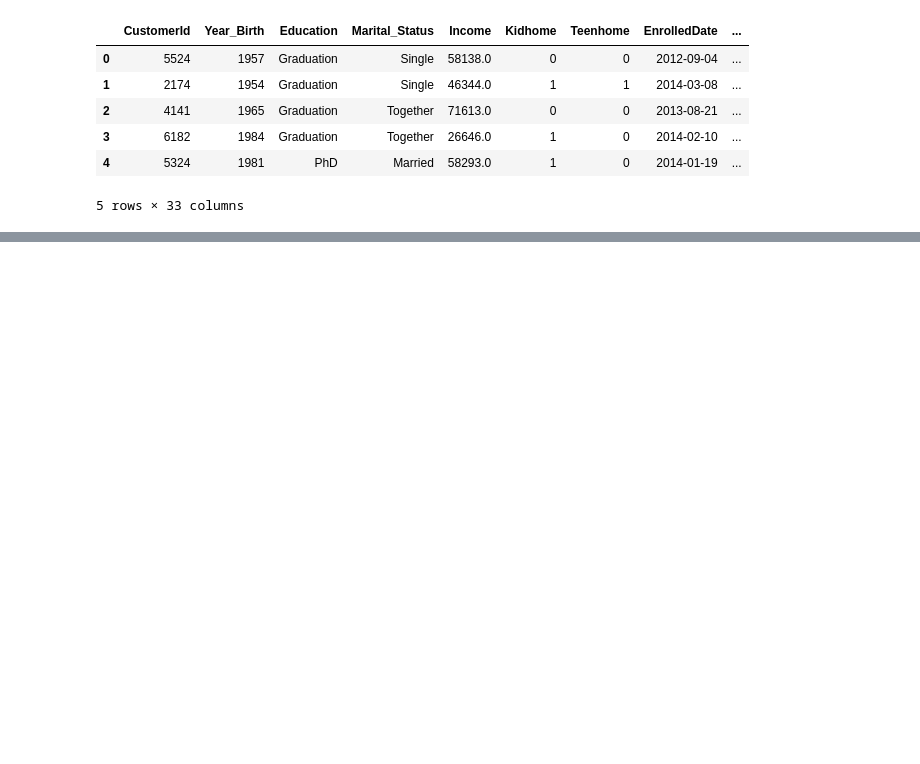
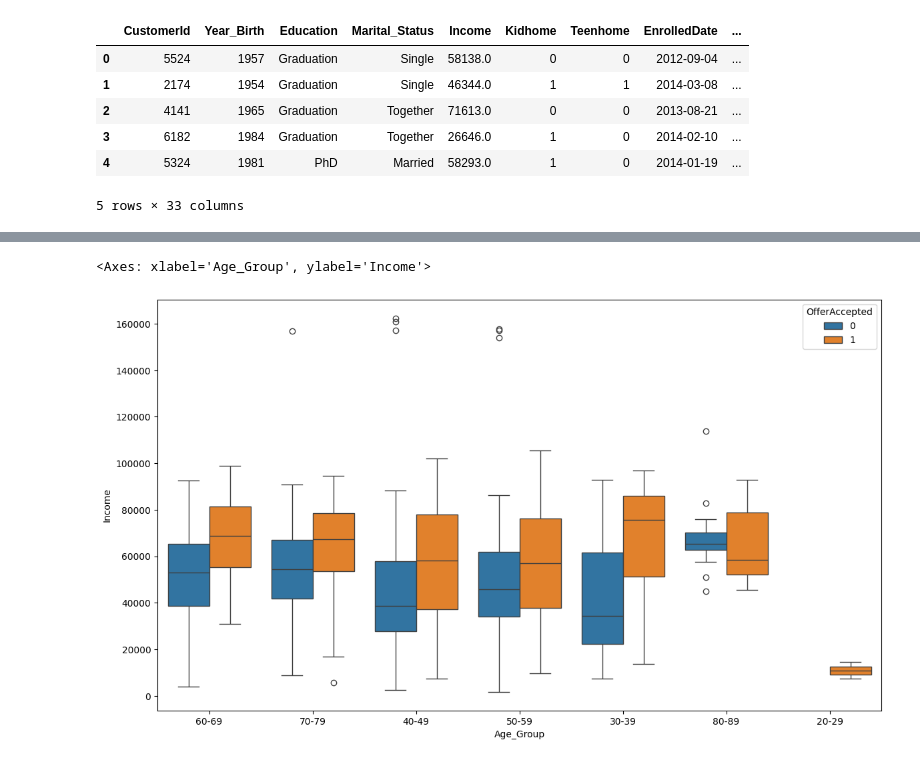
Before and after one commit to akshaykumar2972/POC2025, a Jupyter notebook: EDA.ipynb, the cells around one changed output, grey strips where cells are left out. Drawn from its saved outputs; the diff is of its cells as text; code cells hidden in the pictures; blank space fills up the shorter version.

```diff
--- a/EDA.ipynb
+++ b/EDA.ipynb
@@ -21,0 +40,6 @@ df.head()
+# %%
+plt.figure(figsize=(14,8))
+sns.boxplot(x='Age_Group', y='Income', data=df, hue='OfferAccepted')
+# %% [output]
+<Axes: xlabel='Age_Group', ylabel='Income'>
+[figure, added]
```
Also changed, not shown: parts of 2 cells of this notebook.
